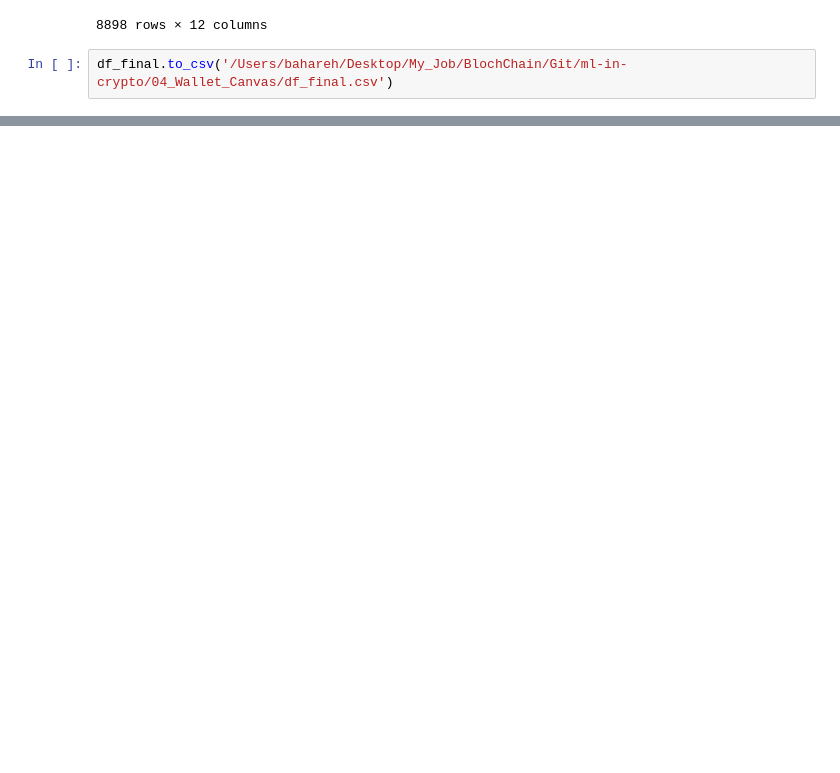
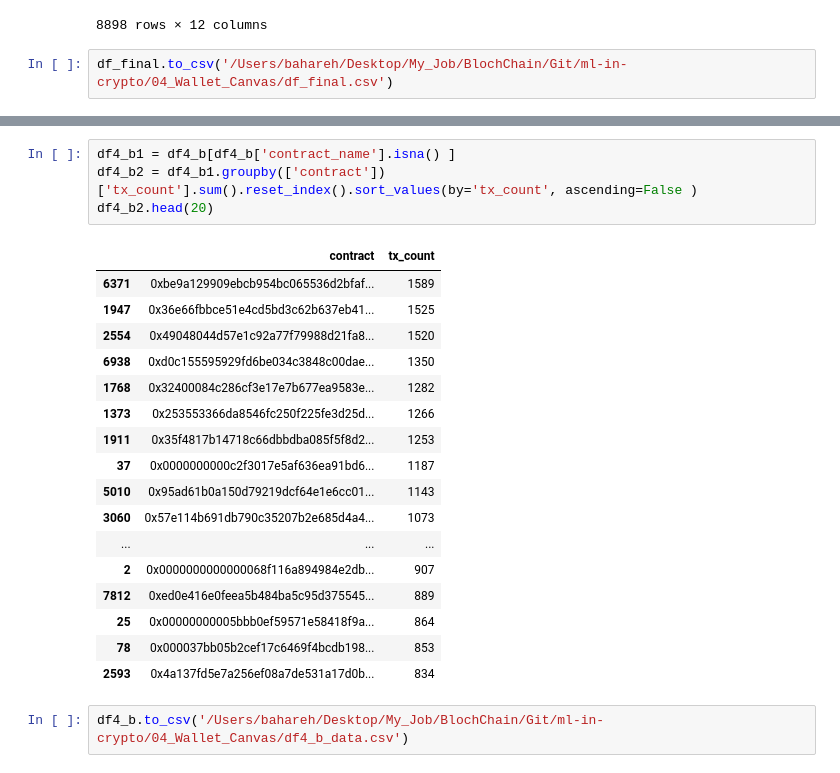
Before and after one commit to bellatrix-ds/ml-in-crypto, a Jupyter notebook: 04_Wallet_Canvas/Wallet_Canvas_Modeling.ipynb, the cells around one changed output, grey strips where cells are left out. Cells and saved outputs as stored; diff of their text form; blank space fills up the shorter version.

```diff
--- a/04_Wallet_Canvas/Wallet_Canvas_Modeling.ipynb
+++ b/04_Wallet_Canvas/Wallet_Canvas_Modeling.ipynb
@@ -315,0 +494,24 @@ filtered_df3.to_csv('/Users/bahareh/Desktop/My_Job/BlochChain/Git/ml-in-crypto/0
+# %%
+df4_b1 = df4_b[df4_b['contract_name'].isna() ]
+df4_b2 = df4_b1.groupby(['contract'])['tx_count'].sum().reset_index().sort_values(by='tx_count', ascending=False )
+df4_b2.head(20)
+# %% [output]
+|  | contract | tx_count |
+| 6371 | 0xbe9a129909ebcb954bc065536d2bfaf... | 1589 |
+| 1947 | 0x36e66fbbce51e4cd5bd3c62b637eb41... | 1525 |
+| 2554 | 0x49048044d57e1c92a77f79988d21fa8... | 1520 |
+| 6938 | 0xd0c155595929fd6be034c3848c00dae... | 1350 |
+| 1768 | 0x32400084c286cf3e17e7b677ea9583e... | 1282 |
+| 1373 | 0x253553366da8546fc250f225fe3d25d... | 1266 |
+| 1911 | 0x35f4817b14718c66dbbdba085f5f8d2... | 1253 |
+| 37 | 0x0000000000c2f3017e5af636ea91bd6... | 1187 |
+| 5010 | 0x95ad61b0a150d79219dcf64e1e6cc01... | 1143 |
+| 3060 | 0x57e114b691db790c35207b2e685d4a4... | 1073 |
+| ... | ... | ... |
+| 2 | 0x0000000000000068f116a894984e2db... | 907 |
+| 7812 | 0xed0e416e0feea5b484ba5c95d375545... | 889 |
+| 25 | 0x00000000005bbb0ef59571e58418f9a... | 864 |
+| 78 | 0x000037bb05b2cef17c6469f4bcdb198... | 853 |
+| 2593 | 0x4a137fd5e7a256ef08a7de531a17d0b... | 834 |
+# %%
+df4_b.to_csv('/Users/bahareh/Desktop/My_Job/BlochChain/Git/ml-in-crypto/04_Wallet_Canvas/df4_b_data.csv')
```
Also changed, not shown: parts of 22 cells of this notebook, 2 other files.
